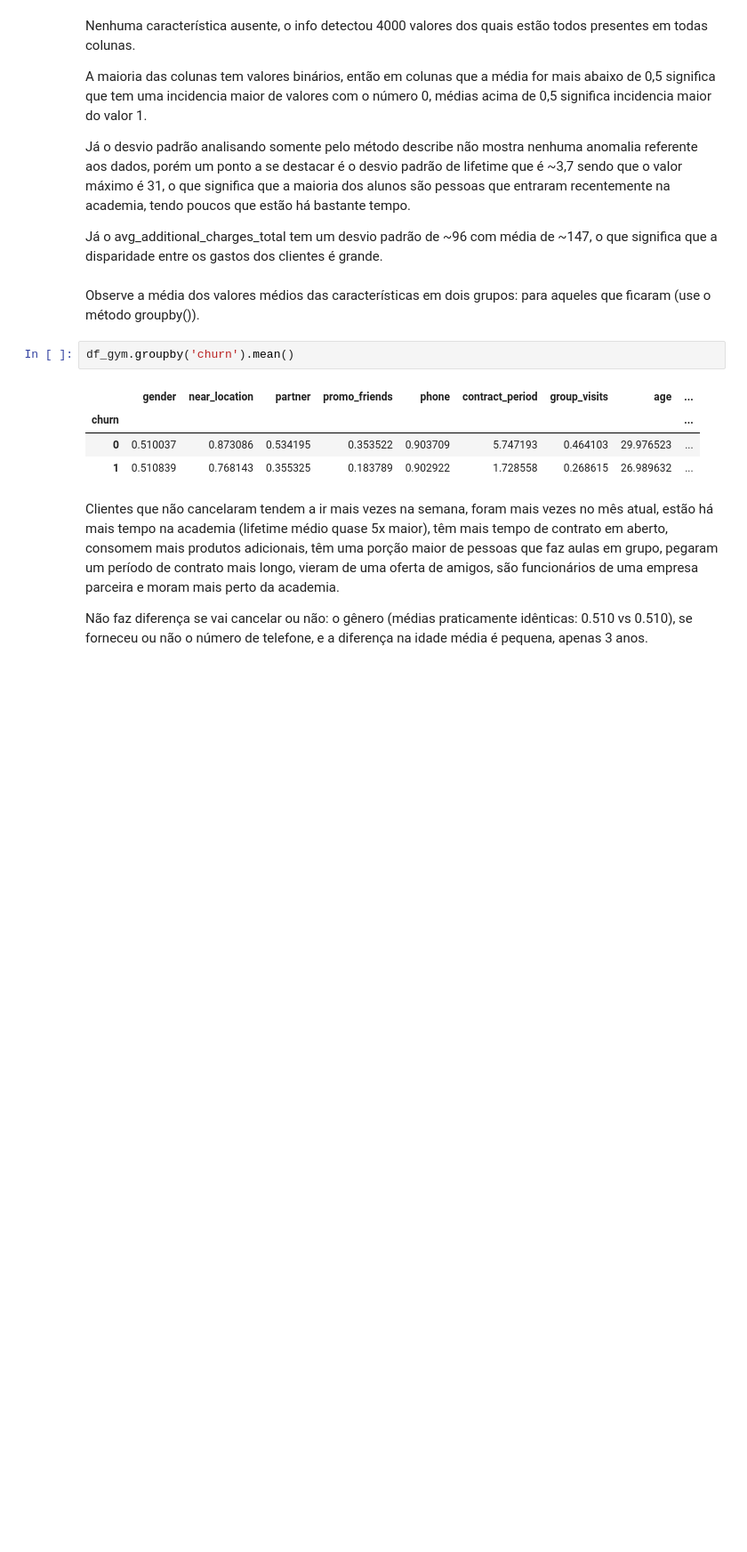
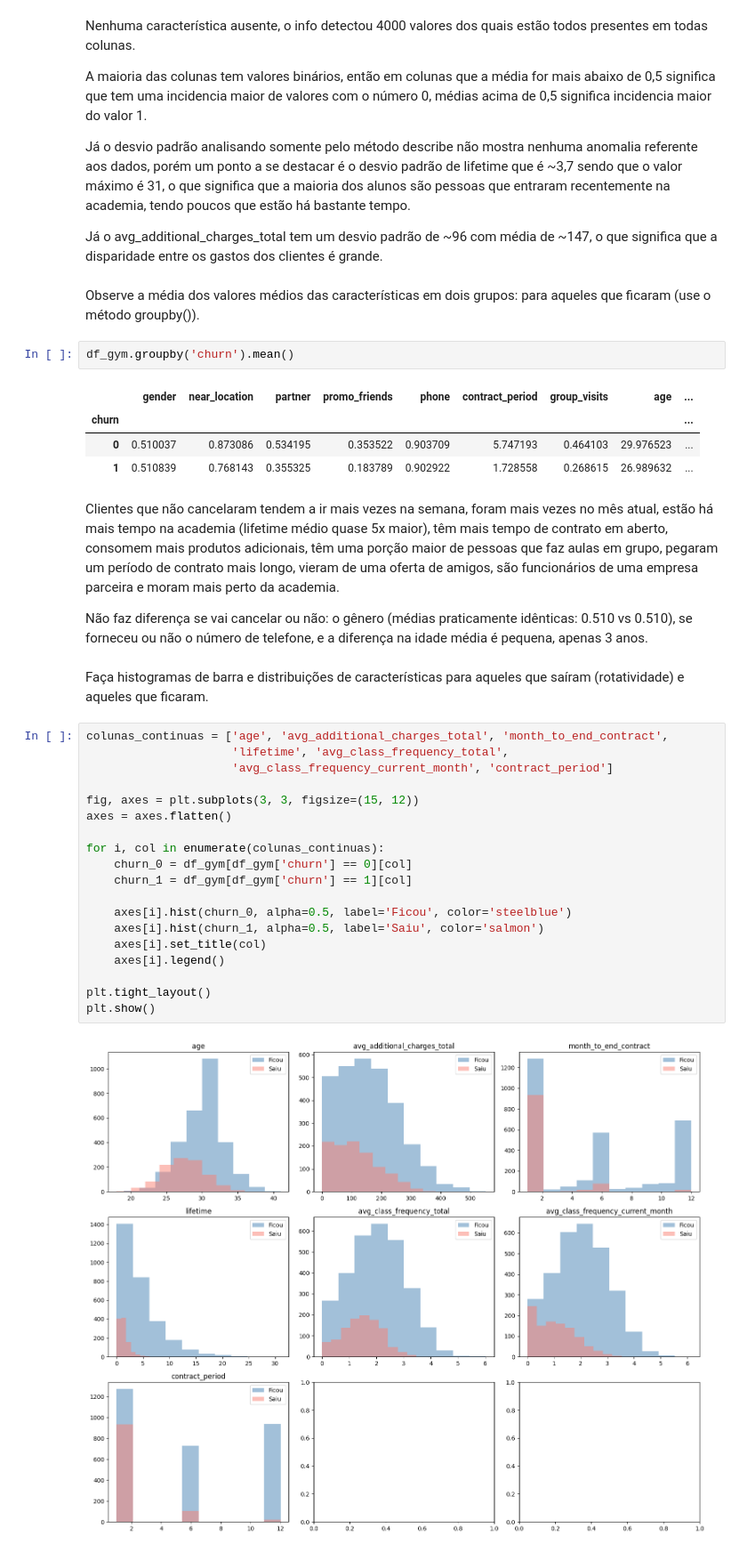
Before and after one commit to ezodia1/projeto13, a Jupyter notebook: projeto13..ipynb, the cells around one changed output. Shown at 89% size. Cells and saved outputs as stored; diff of their text form; blank space fills up the shorter version.

```diff
--- a/projeto13..ipynb
+++ b/projeto13..ipynb
@@ -91,3 +91,26 @@ df_gym.groupby('churn').mean()
 Clientes que não cancelaram tendem a ir mais vezes na semana, foram mais vezes no mês atual, estão há mais tempo na academia (lifetime médio quase 5x maior), têm mais tempo de contrato em aberto, consomem mais produtos adicionais, têm uma porção maior de pessoas que faz aulas em grupo, pegaram um período de contrato mais longo, vieram de uma oferta de amigos, são funcionários de uma empresa parceira e moram mais perto da academia.
 
 Não faz diferença se vai cancelar ou não: o gênero (médias praticamente idênticas: 0.510 vs 0.510), se forneceu ou não o número de telefone, e a diferença na idade média é pequena, apenas 3 anos.
+# %% [markdown]
+Faça histogramas de barra e distribuições de características para aqueles que saíram (rotatividade) e aqueles que ficaram.
+# %%
+colunas_continuas = ['age', 'avg_additional_charges_total', 'month_to_end_contract',
+                     'lifetime', 'avg_class_frequency_total',
+                     'avg_class_frequency_current_month', 'contract_period']
+
+fig, axes = plt.subplots(3, 3, figsize=(15, 12))
+axes = axes.flatten()
+
+for i, col in enumerate(colunas_continuas):
+    churn_0 = df_gym[df_gym['churn'] == 0][col]
+    churn_1 = df_gym[df_gym['churn'] == 1][col]
+
+    axes[i].hist(churn_0, alpha=0.5, label='Ficou', color='steelblue')
+    axes[i].hist(churn_1, alpha=0.5, label='Saiu', color='salmon')
+    axes[i].set_title(col)
+    axes[i].legend()
+
+plt.tight_layout()
+plt.show()
+# %% [output]
+[figure, added]
```
Also changed, not shown: parts of 2 cells of this notebook.
